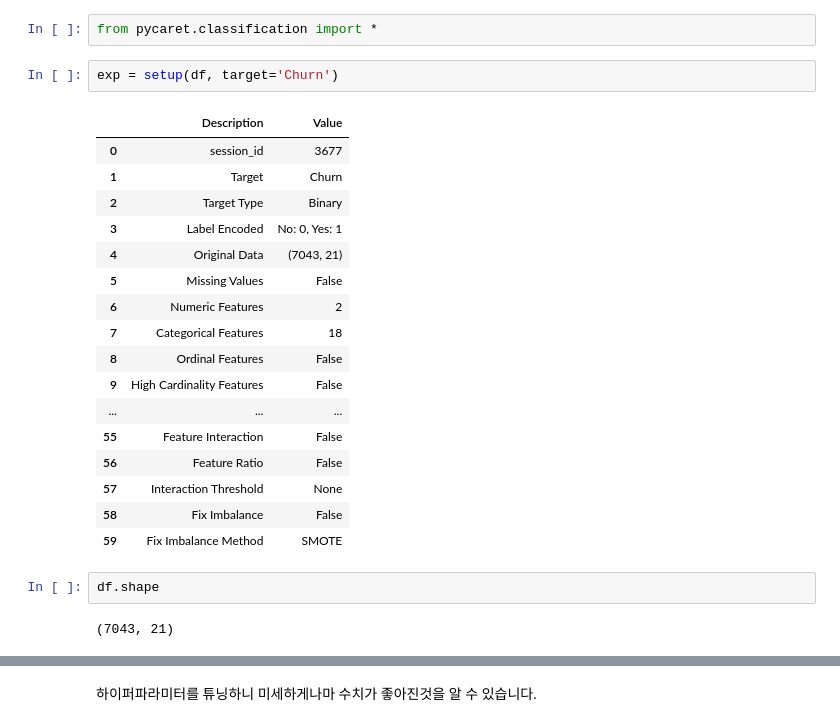
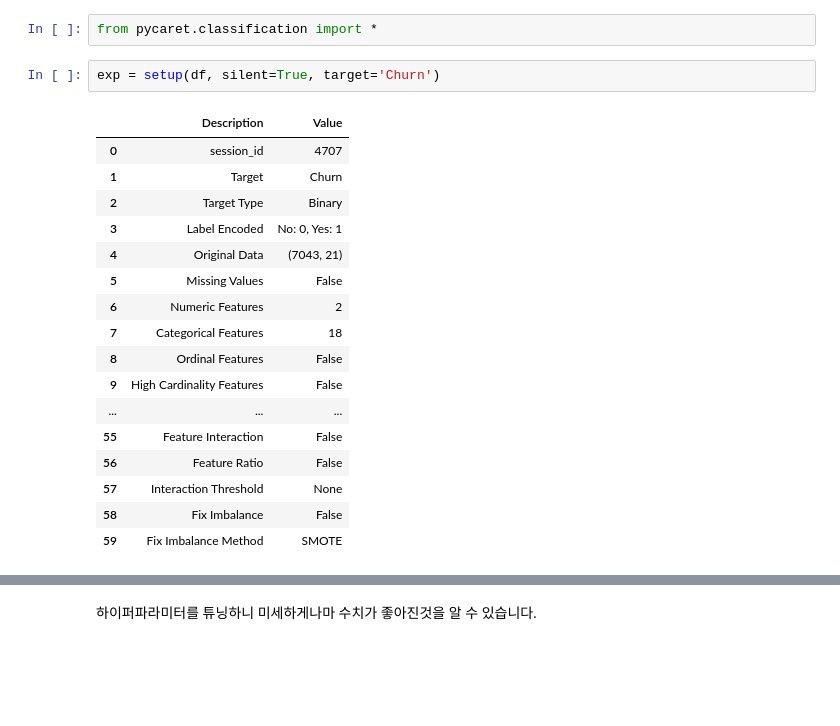
Before and after one commit to serithemage/DataScienctPractice, a Jupyter notebook: 통신사_고객_이탈_예측.ipynb, the cells around one changed output, grey strips where cells are left out. Cells and saved outputs as stored; diff of their text form; blank space fills up the shorter version.

Commit message:
Telco Customer Churn

```diff
--- a/통신사_고객_이탈_예측.ipynb
+++ b/통신사_고객_이탈_예측.ipynb
@@ -58,10 +30,10 @@ df.profile_report()
 # %%
 from pycaret.classification import *
 # %%
-exp = setup(df, target='Churn')
+exp = setup(df, silent=True, target='Churn')
 # %% [output]
 |  | Description | Value |
-| 0 | session_id | 3677 |
+| 0 | session_id | 4707 |
 | 1 | Target | Churn |
 | 2 | Target Type | Binary |
 | 3 | Label Encoded | No: 0, Yes: 1 |
@@ -77,10 +49,6 @@ exp = setup(df, target='Churn')
 | 57 | Interaction Threshold | None |
 | 58 | Fix Imbalance | False |
 | 59 | Fix Imbalance Method | SMOTE |
-# %%
-df.shape
-# %% [output]
-(7043, 21)
 # %%
 compare_models()
 # %% [output]
```
Also changed, not shown: parts of 13 cells of this notebook.
